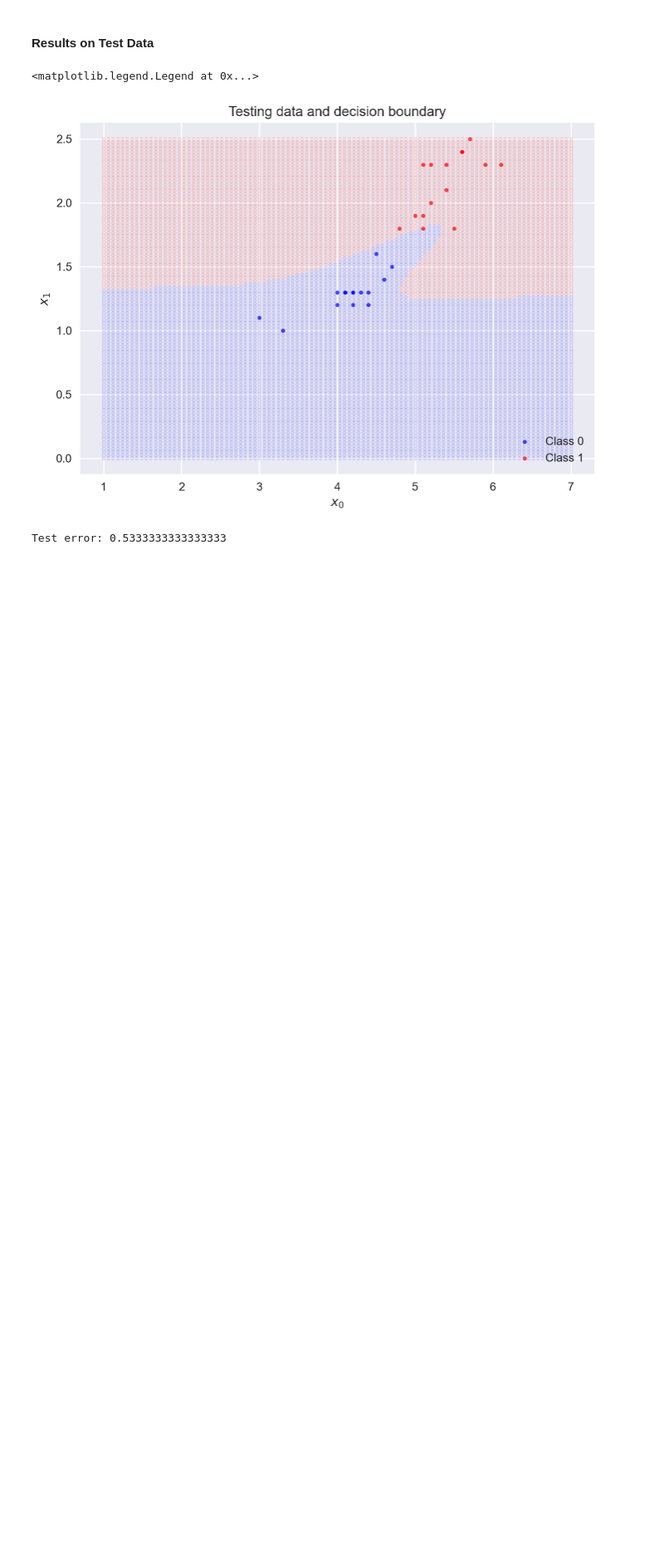
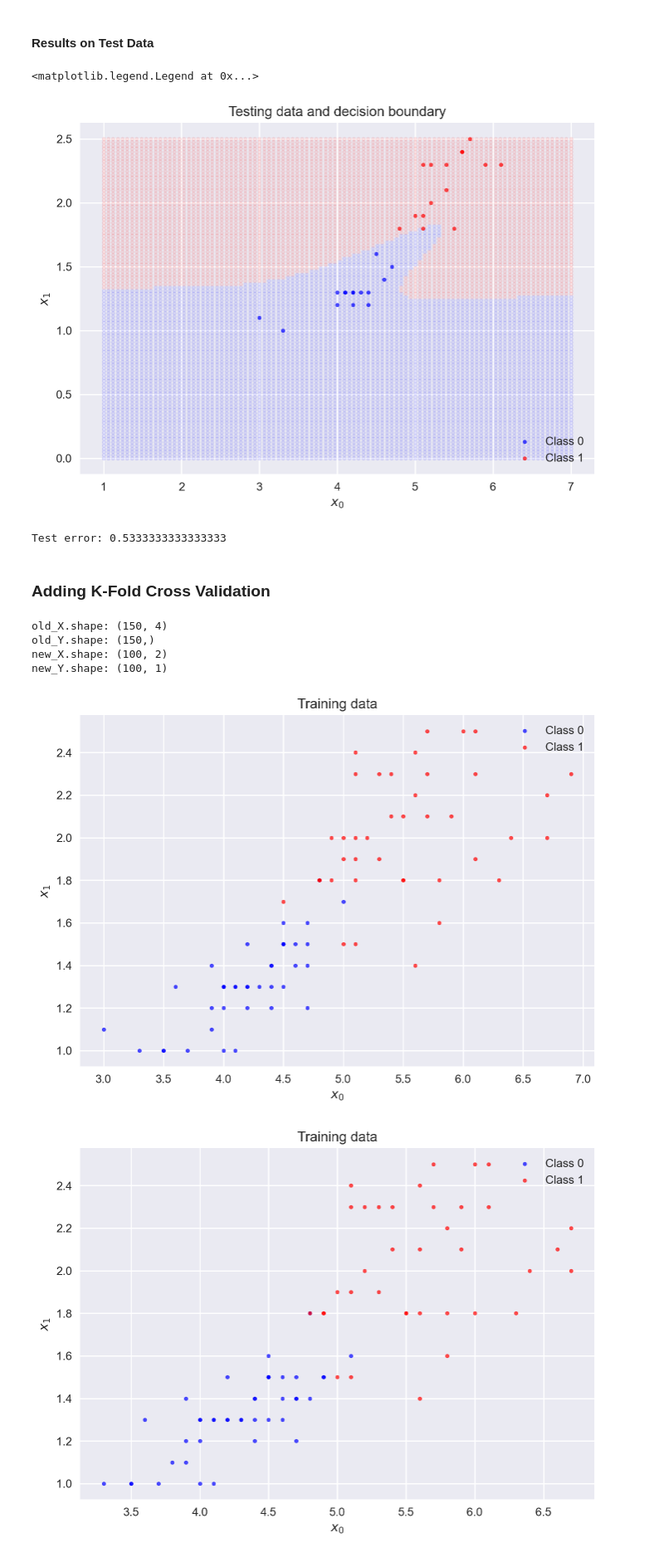
Before and after one commit to hao24real/ml-from-scratch, a Jupyter notebook: neural_net_binary_classification.ipynb, the cells around one changed output. Shown: that part at 83% size. Drawn from its saved outputs; the diff is of its cells as text; code cells hidden in the pictures; blank space fills up the shorter version.

Commit message:
plot the data points for all 5 cross-validation

```diff
--- a/neural_net_binary_classification.ipynb
+++ b/neural_net_binary_classification.ipynb
@@ -311,3 +308,59 @@ test_error = 1 - np.sum(yhat_test == Y_test) / Y_test.shape[0]
 print('Test error: {}'.format(test_error))
 # %% [output]
 Test error: 0.5333333333333333
+# %% [markdown]
+### Adding K-Fold Cross Validation
+# %%
+import numpy as np
+import matplotlib.pyplot as plt
+from sklearn import datasets
+from sklearn.model_selection import KFold
+
+# Load original Iris dataset.
+iris = datasets.load_iris()
+old_X = iris.data
+old_Y = iris.target
+
+print("old_X.shape:", old_X.shape)
+print("old_Y.shape:", old_Y.shape)
+
+# Create the modified Iris dataset.
+new_X = old_X[old_Y>0][:,2:]            # We only use last 2 features.
+new_Y = old_Y[old_Y>0].reshape(-1,1)    # Use class 1,2 and convert
+new_Y[new_Y==1] = 0                    # them into class 0,1.
+new_Y[new_Y==2] = 1
+
+print("new_X.shape:", new_X.shape)
+print("new_Y.shape:", new_Y.shape)
+
+five_fold_0 = KFold(n_splits=5, shuffle=True, random_state=0)
+# %% [output]
+old_X.shape: (150, 4)
+old_Y.shape: (150,)
+new_X.shape: (100, 2)
+new_Y.shape: (100, 1)
+# %%
+# using 5-fold from sklearn to generate train and test set indices
+for train, test in five_fold_0.split(new_X):
+    # array indexing the train and test set
+    X_train, Y_train, X_test, Y_test = new_X[train], new_Y[train], new_X[test], new_Y[test]
+
+    # Visualization of the training data.
+    plt.style.use("seaborn-v0_8")
+
+    fig = plt.figure()
+    plt.scatter(X_train[Y_train[:,0]==0, 0],
+                X_train[Y_train[:,0]==0, 1],
+                marker='o', color='b', alpha=0.7, s=10, label='Class 0')
+    plt.scatter(X_train[Y_train[:,0]==+1, 0],
+                X_train[Y_train[:,0]==+1, 1],
+                marker='o', color='r', alpha=0.7, s=10, label='Class 1')
+
+    plt.xlabel('$x_0$')
+    plt.ylabel('$x_1$')
+    plt.legend(loc='upper right', fontsize=10)
+    plt.title('Training data')
+    plt.show()
+# %% [output]
+[figure, added]
+[figure, added]
```
Also changed, not shown: parts of 5 cells of this notebook.
